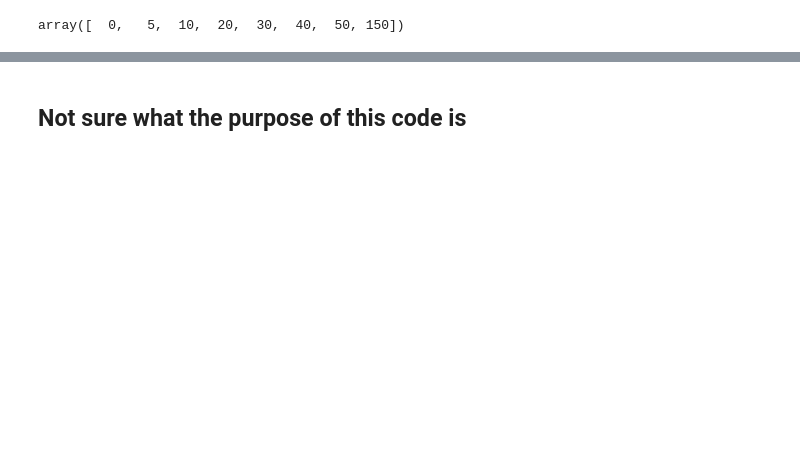
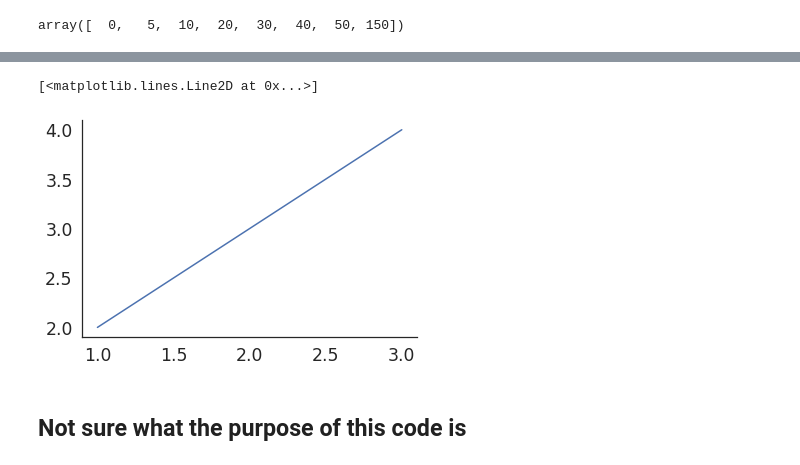
Before and after one commit to Packer-Lab/Vape, a Jupyter notebook: jupyter/behaviour/easy_test_psychometric_curves.ipynb, the cells around one changed output, grey strips where cells are left out. Saved outputs shown, nothing was run; the diff lists cells and outputs as text; code cells hidden in the pictures; blank space fills up the shorter version.

```diff
--- a/jupyter/behaviour/easy_test_psychometric_curves.ipynb
+++ b/jupyter/behaviour/easy_test_psychometric_curves.ipynb
@@ -323,3 +371,8 @@ run.trial_type
+# %%
+plt.plot([1,2,3], [2,3,4])
+# %% [output]
+[<matplotlib.lines.Line2D at 0x...>]
+[figure, added]
 # %% [markdown]
 ## Not sure what the purpose of this code is
 # %%
```
Also changed, not shown: parts of 26 cells of this notebook, 2 other files.
